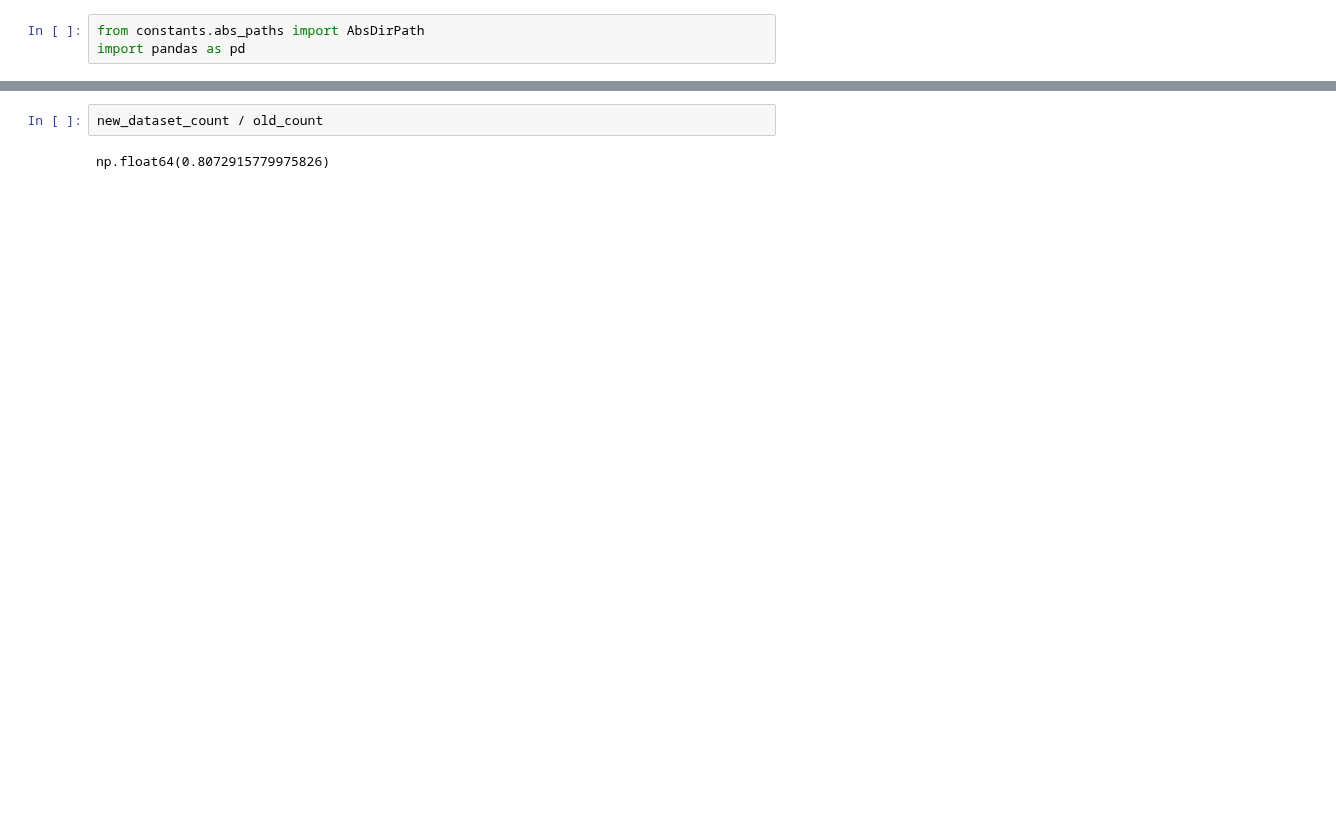
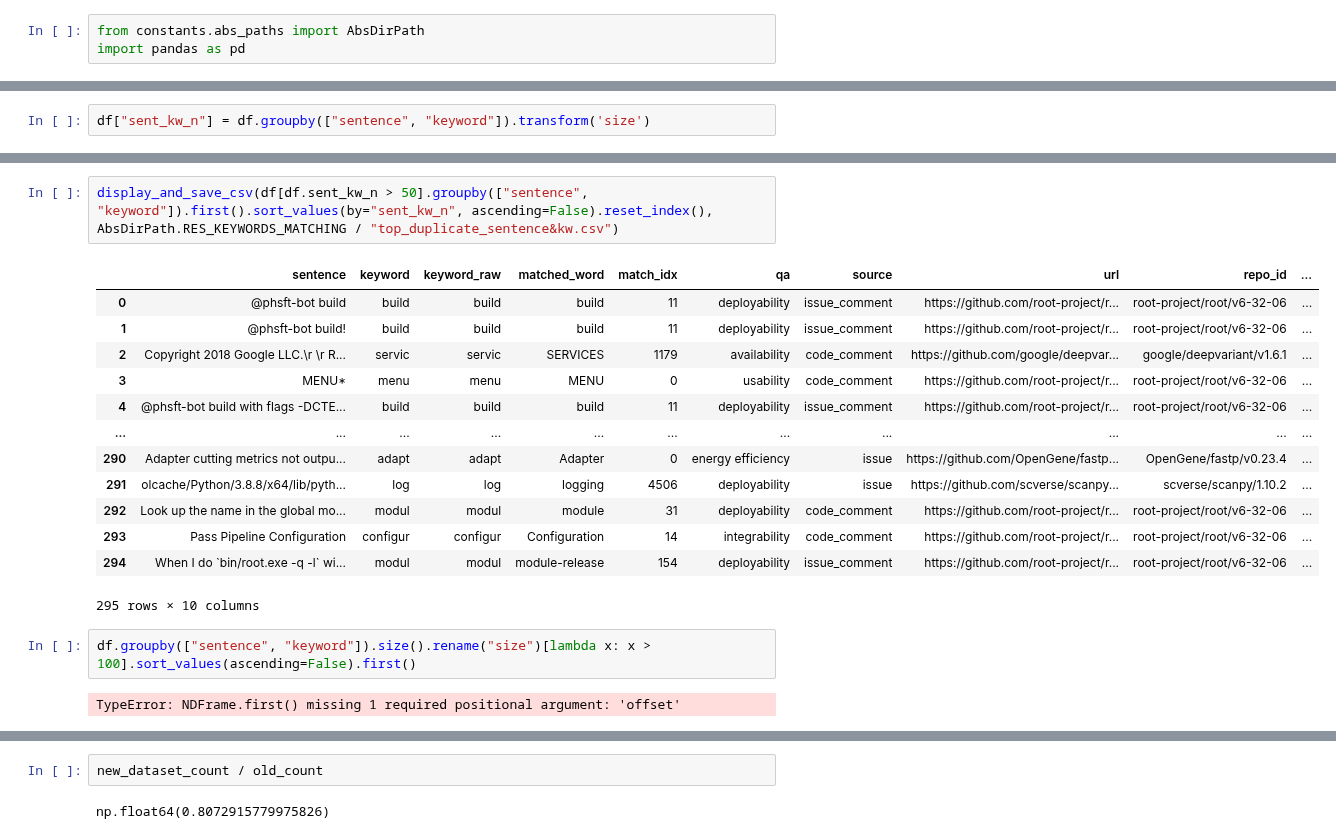
Before and after one commit to dmitrijs-voronovs/scientific-software-architecture-analysis, a Jupyter notebook: processing_pipeline/keyword_matching/keyword_matching_analysis.ipynb, the cells around one changed output, grey strips where cells are left out. Cells and saved outputs as stored; diff of their text form; blank space fills up the shorter version.

```diff
--- a/processing_pipeline/keyword_matching/keyword_matching_analysis.ipynb
+++ b/processing_pipeline/keyword_matching/keyword_matching_analysis.ipynb
@@ -107,0 +113,2 @@ Name: id, Length: 985065, dtype: int64
+# %%
+df["sent_kw_n"] = df.groupby(["sentence", "keyword"]).transform('size')
@@ -107,0 +130,20 @@ Name: id, Length: 985065, dtype: int64
+# %%
+display_and_save_csv(df[df.sent_kw_n > 50].groupby(["sentence", "keyword"]).first().sort_values(by="sent_kw_n", ascending=False).reset_index(), AbsDirPath.RES_KEYWORDS_MATCHING / "top_duplicate_sentence&kw.csv")
+# %% [output]
+|  | sentence | keyword | keyword_raw | matched_word | match_idx | qa | source | url | repo_id | ... |
+| 0 | @phsft-bot build | build | build | build | 11 | deployability | issue_comment | https://github.com/root-project/r... | root-project/root/v6-32-06 | ... |
+| 1 | @phsft-bot build! | build | build | build | 11 | deployability | issue_comment | https://github.com/root-project/r... | root-project/root/v6-32-06 | ... |
+| 2 | Copyright 2018 Google LLC.\r \r R... | servic | servic | SERVICES | 1179 | availability | code_comment | https://github.com/google/deepvar... | google/deepvariant/v1.6.1 | ... |
+| 3 | MENU* | menu | menu | MENU | 0 | usability | code_comment | https://github.com/root-project/r... | root-project/root/v6-32-06 | ... |
+| 4 | @phsft-bot build with flags -DCTE... | build | build | build | 11 | deployability | issue_comment | https://github.com/root-project/r... | root-project/root/v6-32-06 | ... |
+| ... | ... | ... | ... | ... | ... | ... | ... | ... | ... | ... |
+| 290 | Adapter cutting metrics not outpu... | adapt | adapt | Adapter | 0 | energy efficiency | issue | https://github.com/OpenGene/fastp... | OpenGene/fastp/v0.23.4 | ... |
+| 291 | olcache/Python/3.8.8/x64/lib/pyth... | log | log | logging | 4506 | deployability | issue | https://github.com/scverse/scanpy... | scverse/scanpy/1.10.2 | ... |
+| 292 | Look up the name in the global mo... | modul | modul | module | 31 | deployability | code_comment | https://github.com/root-project/r... | root-project/root/v6-32-06 | ... |
+| 293 | Pass Pipeline Configuration | configur | configur | Configuration | 14 | integrability | code_comment | https://github.com/root-project/r... | root-project/root/v6-32-06 | ... |
+| 294 | When I do `bin/root.exe -q -l` wi... | modul | modul | module-release | 154 | deployability | issue_comment | https://github.com/root-project/r... | root-project/root/v6-32-06 | ... |
+295 rows × 10 columns
+# %%
+df.groupby(["sentence", "keyword"]).size().rename("size")[lambda x: x > 100].sort_values(ascending=False).first()
+# %% [output]
+TypeError: NDFrame.first() missing 1 required positional argument: 'offset'
```
Also changed, not shown: parts of 42 cells of this notebook, 6 other files.
